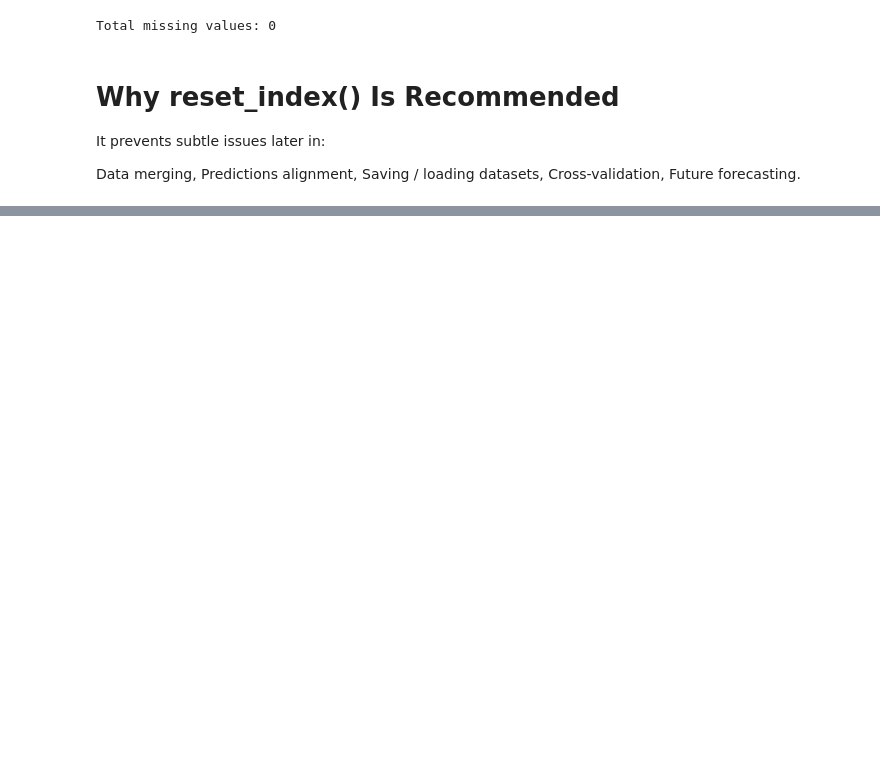
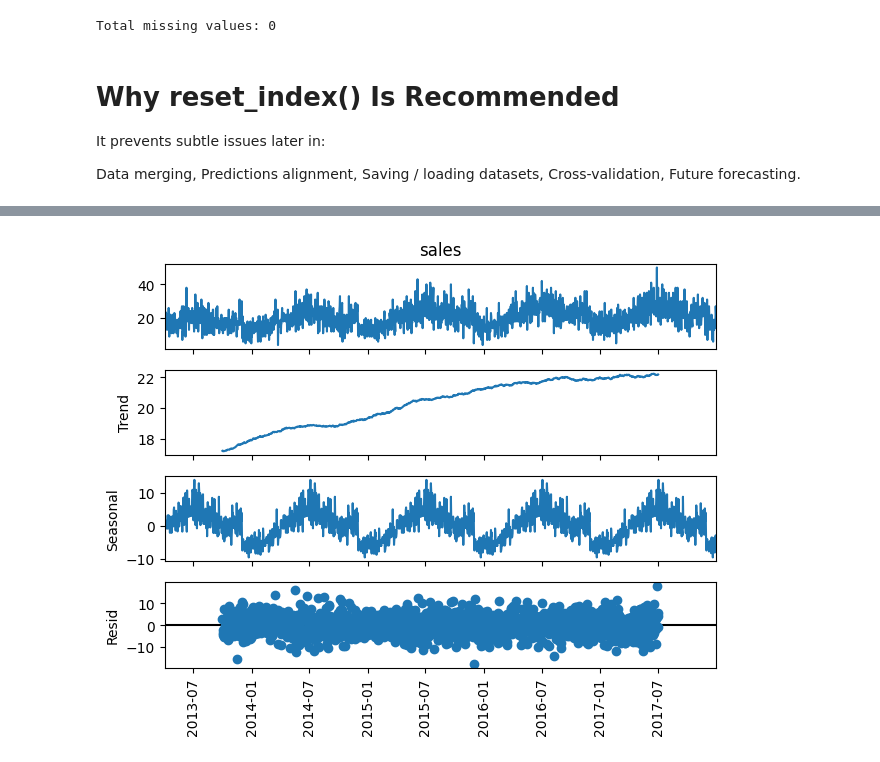
Before and after one commit to SAHIL254/inventory-demand-forecasting, a Jupyter notebook: notebooks/EDA_Inventory_Demand.ipynb, the cells around one changed output, grey strips where cells are left out. Drawn from its saved outputs; the diff is of its cells as text; code cells hidden in the pictures; blank space fills up the shorter version.

Commit message:
done model selection

```diff
--- a/notebooks/EDA_Inventory_Demand.ipynb
+++ b/notebooks/EDA_Inventory_Demand.ipynb
@@ -505,5 +500,18 @@ This approach is appropriate because:
 
 Therefore, `lag_365` missing values are filled with 0 to maintain dataset size and model stability.
 # %%
-# Fill lag_365
-df["lag_365"] = df["lag_365"].fillna(0)
+# Best strategy: fill lag_365 NaNs with 0 AND add a missing-flag column
+# The flag tells the model when lag_365=0 is imputed vs a true zero
+
+print('NaNs in lag_365 before fix:', df['lag_365'].isnull().sum())
+
+# Step 1: create the binary flag BEFORE filling
+df['lag_365_missing'] = df['lag_365'].isnull().astype(int)
+
+# Step 2: fill NaNs with 0
+df['lag_365'] = df['lag_365'].fillna(0)
+
+print('NaNs in lag_365 after fix :', df['lag_365'].isnull().sum())
+print('Rows with lag_365_missing=1:', df['lag_365_missing'].sum())
+print('lag_365_missing value counts:')
+print(df['lag_365_missing'].value_counts())
@@ -593 +630,15 @@ Index(['date', 'store', 'item', 'sales', 'year', 'month', 'day', 'day_of_week',
       dtype='str')
+# %%
+from statsmodels.tsa.seasonal import seasonal_decompose
+# Example: Decompose sales for store 1, item 1
+store_item_df = df_final[
+    (df_final['store'] == 1) &
+    (df_final['item'] == 1)
+].set_index('date')
+result = seasonal_decompose(store_item_df['sales'], model='additive', period=365)
+result.plot()
+plt.tight_layout()
+plt.xticks(rotation=90)
+plt.show()
+# %% [output]
+[figure, added]
```
Also changed, not shown: parts of 20 cells of this notebook, 2 other files.
